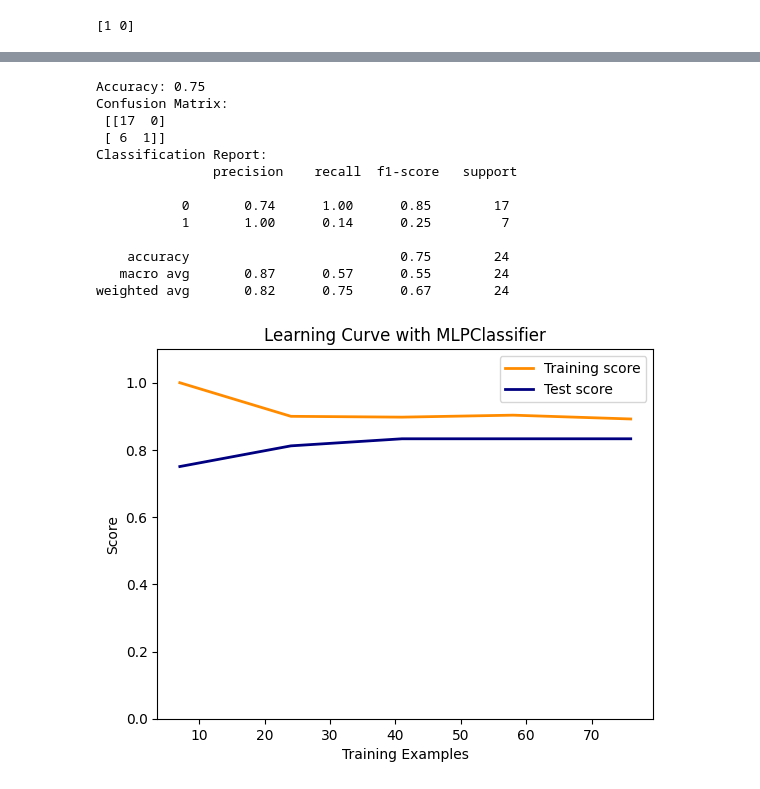
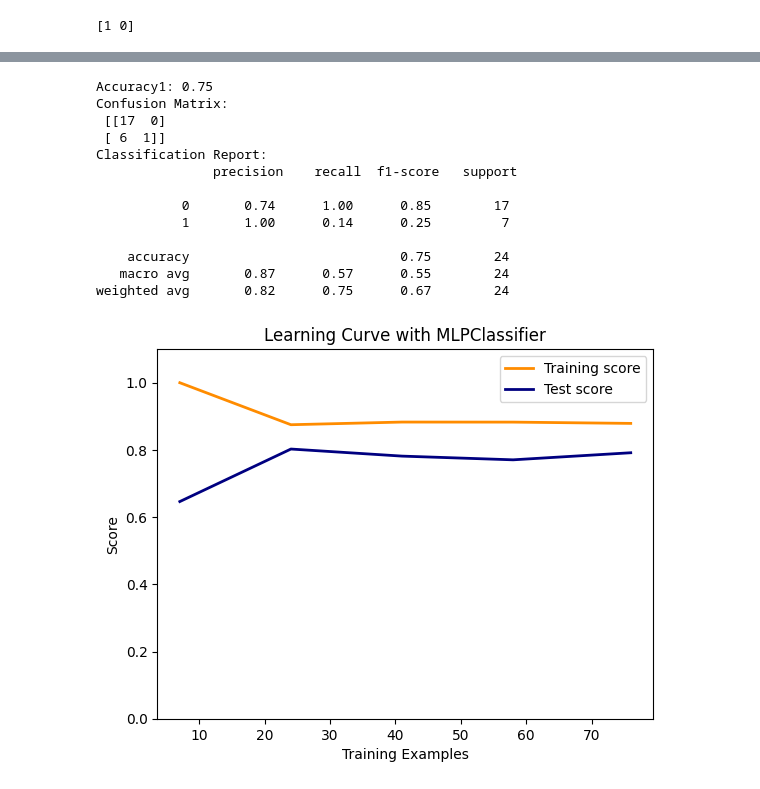
Before and after one commit to BachDi/hr-train-chat-bot, a Jupyter notebook: python/HR Text Classification Model 1.ipynb, the cells around one changed output, grey strips where cells are left out. Drawn from its saved outputs; the diff is of its cells as text; code cells hidden in the pictures.

```diff
--- a/python/HR Text Classification Model 1.ipynb
+++ b/python/HR Text Classification Model 1.ipynb
@@ -59,4 +57,8 @@ print(mean_squared_error)
 # %%
-classifier = MultinomialNB()
-classifier.fit(X_train, y_train)
+# classifier = SGDClassifier(max_iter=1600)
+# classifier.fit(X_train, y_train)
+print(y_test)
+classifier = SGDClassifier(max_iter=1, warm_start=True)
+for i in range(1600):
+    classifier.partial_fit(X_train, y_train, classes=np.unique(y_train))
 # %% [output]
@@ -64,15 +82,15 @@ MultinomialNB()
 # %%
 y_pred = classifier.predict(X_test)
-accuracy = accuracy_score(y_test, y_pred)
-confusion_matrix = confusion_matrix(y_test, y_pred)
-classification_report = classification_report(y_test, y_pred)
+myAccuracy = accuracy_score(y_test, y_pred)
+myConfusion_matrix = confusion_matrix(y_test, y_pred)
+myClassification_report = classification_report(y_test, y_pred)
 
 
-print("Accuracy:", accuracy)
-print("Confusion Matrix:\n", confusion_matrix)
-print("Classification Report:\n", classification_report)
+print("Accuracy1:", myAccuracy)
+print("Confusion Matrix:\n", myConfusion_matrix)
+print("Classification Report:\n", myClassification_report)
 # %% [output]
-Accuracy: 0.75
+Accuracy1: 0.75
 Confusion Matrix:
  [[17  0]
  [ 6  1]]
@@ -128,19 +106,19 @@ for i in range(n_epochs):
 # %%
-train_sizes, train_scores, test_scores = learning_curve(MLPClassifier(hidden_layer_sizes=(30,), max_iter=1500), X_train, y_train, cv=5)
+train_sizes, train_scores, test_scores = learning_curve(MLPClassifier(hidden_layer_sizes=(30,), max_iter=1600), X_train, y_train, cv=5)
 
 train_scores_mean = np.mean(train_scores, axis=1)
 test_scores_mean = np.mean(test_scores, axis=1)
 
 plt.title("Learning Curve with MLPClassifier")
 plt.xlabel("Training Examples")
 plt.ylabel("Score")
 plt.ylim(0.0, 1.1)
 lw = 2
 plt.plot(train_sizes, train_scores_mean, label="Training score",
              color="darkorange", lw=lw)
 plt.plot(train_sizes, test_scores_mean, label="Test score",
              color="navy", lw=lw)
 plt.legend(loc="best")
 plt.show()
 # %% [output]
-[figure, old version]
+[figure, new version]
```
Also changed, not shown: parts of 5 cells of this notebook.
